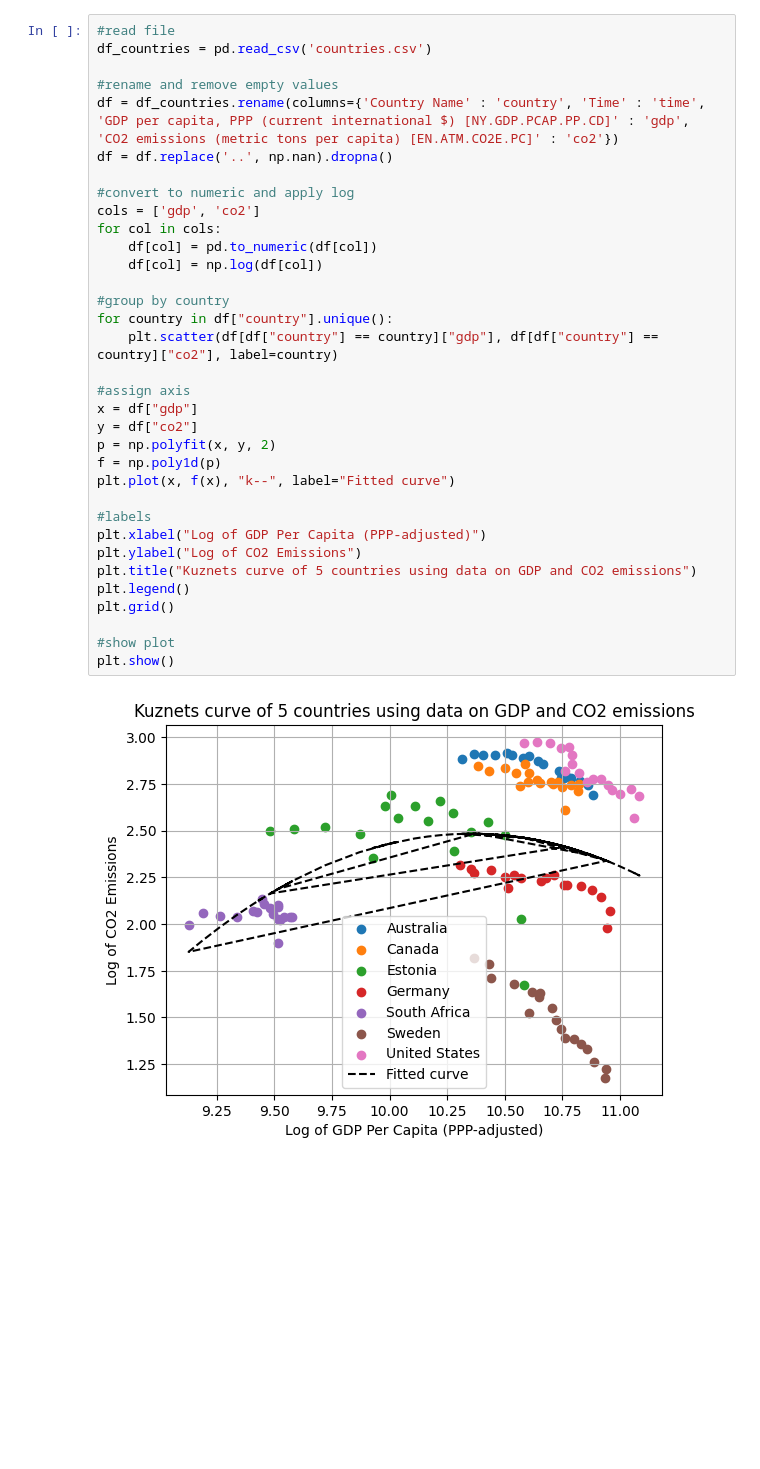
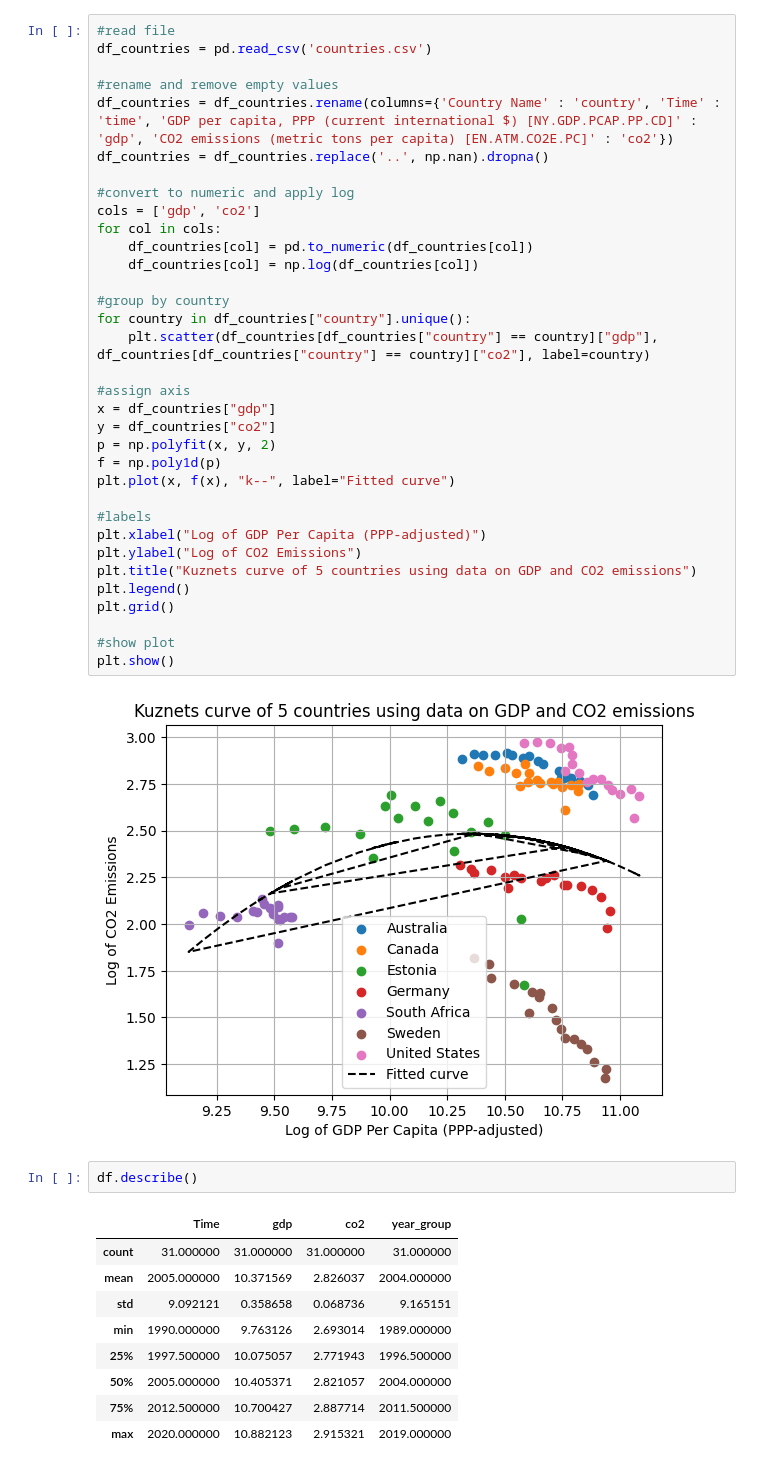
Before and after one commit to franklinchuks/Culture_ESG_EKC_THESIS, a Jupyter notebook: kuznets.ipynb, the cells around one changed output. Cells and saved outputs as stored; diff of their text form; blank space fills up the shorter version.

```diff
--- a/kuznets.ipynb
+++ b/kuznets.ipynb
@@ -43,22 +43,22 @@ plt.show()
 df_countries = pd.read_csv('countries.csv')
 
 #rename and remove empty values
-df = df_countries.rename(columns={'Country Name' : 'country', 'Time' : 'time', 'GDP per capita, PPP (current international $) [NY.GDP.PCAP.PP.CD]' : 'gdp', 'CO2 emissions (metric tons per capita) [EN.ATM.CO2E.PC]' : 'co2'})
-df = df.replace('..', np.nan).dropna()
+df_countries = df_countries.rename(columns={'Country Name' : 'country', 'Time' : 'time', 'GDP per capita, PPP (current international $) [NY.GDP.PCAP.PP.CD]' : 'gdp', 'CO2 emissions (metric tons per capita) [EN.ATM.CO2E.PC]' : 'co2'})
+df_countries = df_countries.replace('..', np.nan).dropna()
 
 #convert to numeric and apply log
 cols = ['gdp', 'co2']
 for col in cols:
-    df[col] = pd.to_numeric(df[col])
-    df[col] = np.log(df[col])
+    df_countries[col] = pd.to_numeric(df_countries[col])
+    df_countries[col] = np.log(df_countries[col])
 
 #group by country
-for country in df["country"].unique():
-    plt.scatter(df[df["country"] == country]["gdp"], df[df["country"] == country]["co2"], label=country)
+for country in df_countries["country"].unique():
+    plt.scatter(df_countries[df_countries["country"] == country]["gdp"], df_countries[df_countries["country"] == country]["co2"], label=country)
 
 #assign axis
-x = df["gdp"]
-y = df["co2"]
+x = df_countries["gdp"]
+y = df_countries["co2"]
 p = np.polyfit(x, y, 2)
 f = np.poly1d(p)
 plt.plot(x, f(x), "k--", label="Fitted curve")
@@ -74,3 +74,15 @@ plt.grid()
 plt.show()
 # %% [output]
 [figure]
+# %%
+df.describe()
+# %% [output]
+|  | Time | gdp | co2 | year_group |
+| count | 31.000000 | 31.000000 | 31.000000 | 31.000000 |
+| mean | 2005.000000 | 10.371569 | 2.826037 | 2004.000000 |
+| std | 9.092121 | 0.358658 | 0.068736 | 9.165151 |
+| min | 1990.000000 | 9.763126 | 2.693014 | 1989.000000 |
+| 25% | 1997.500000 | 10.075057 | 2.771943 | 1996.500000 |
+| 50% | 2005.000000 | 10.405371 | 2.821057 | 2004.000000 |
+| 75% | 2012.500000 | 10.700427 | 2.887714 | 2011.500000 |
+| max | 2020.000000 | 10.882123 | 2.915321 | 2019.000000 |
```
Also changed, not shown: parts of 1 cell of this notebook, 1 other file.
